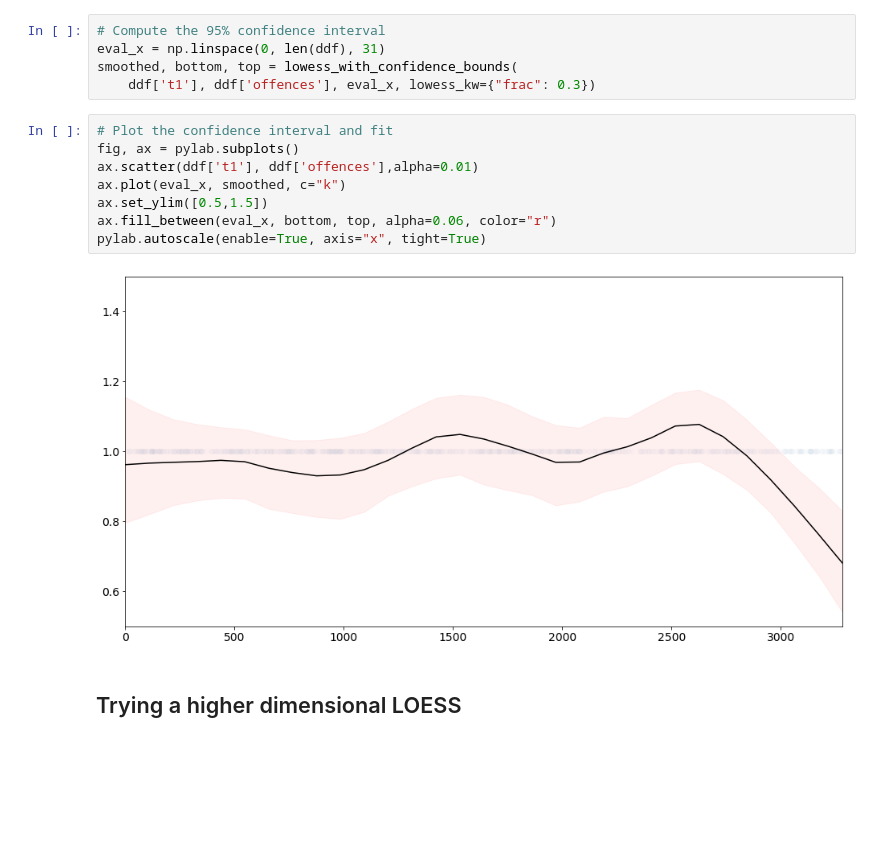
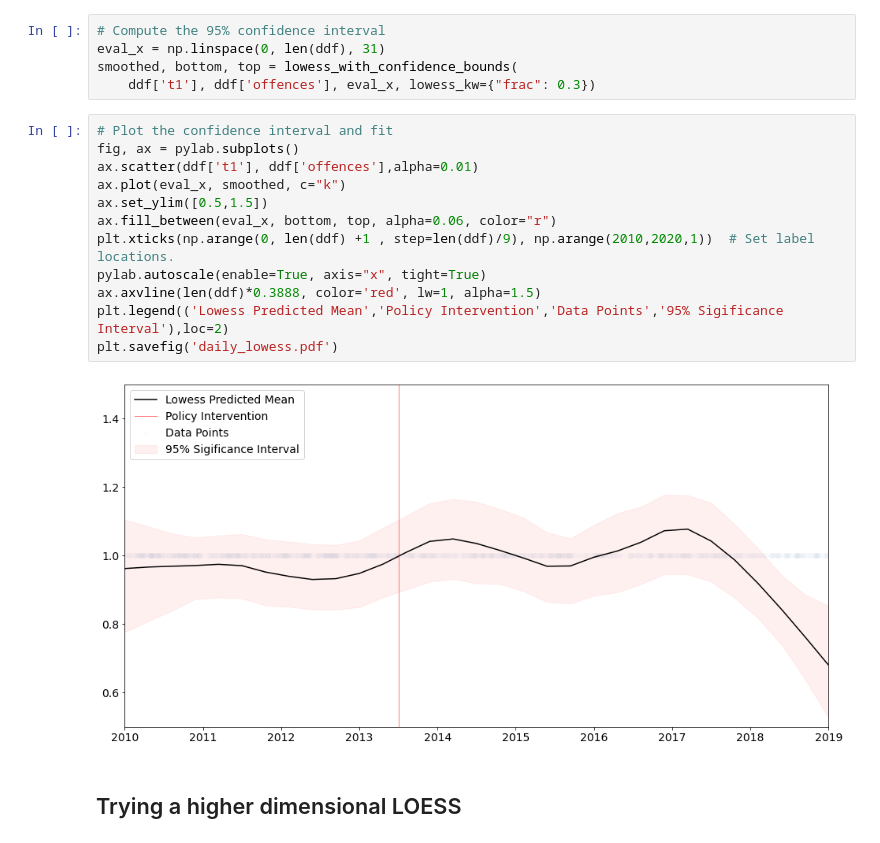
Before and after one commit to caxaxa/PhD_Empirics, a Jupyter notebook: Data_Analysis.ipynb, the cells around one changed output. Cells and saved outputs as stored; diff of their text form; blank space fills up the shorter version.

```diff
--- a/Data_Analysis.ipynb
+++ b/Data_Analysis.ipynb
@@ -1093,13 +1119,17 @@ smoothed, bottom, top = lowess_with_confidence_bounds(
 # %%
 # Plot the confidence interval and fit
 fig, ax = pylab.subplots()
 ax.scatter(ddf['t1'], ddf['offences'],alpha=0.01)
 ax.plot(eval_x, smoothed, c="k")
 ax.set_ylim([0.5,1.5])
 ax.fill_between(eval_x, bottom, top, alpha=0.06, color="r")
+plt.xticks(np.arange(0, len(ddf) +1 , step=len(ddf)/9), np.arange(2010,2020,1))  # Set label locations.
 pylab.autoscale(enable=True, axis="x", tight=True)
+ax.axvline(len(ddf)*0.3888, color='red', lw=1, alpha=1.5)
+plt.legend(('Lowess Predicted Mean','Policy Intervention','Data Points','95% Sigificance Interval'),loc=2)
+plt.savefig('daily_lowess.pdf')
 # %% [output]
-[figure, old version]
+[figure, new version]
 # %% [markdown]
 ## Trying a higher dimensional LOESS
 # %%
```
Also changed, not shown: parts of 21 cells of this notebook.
